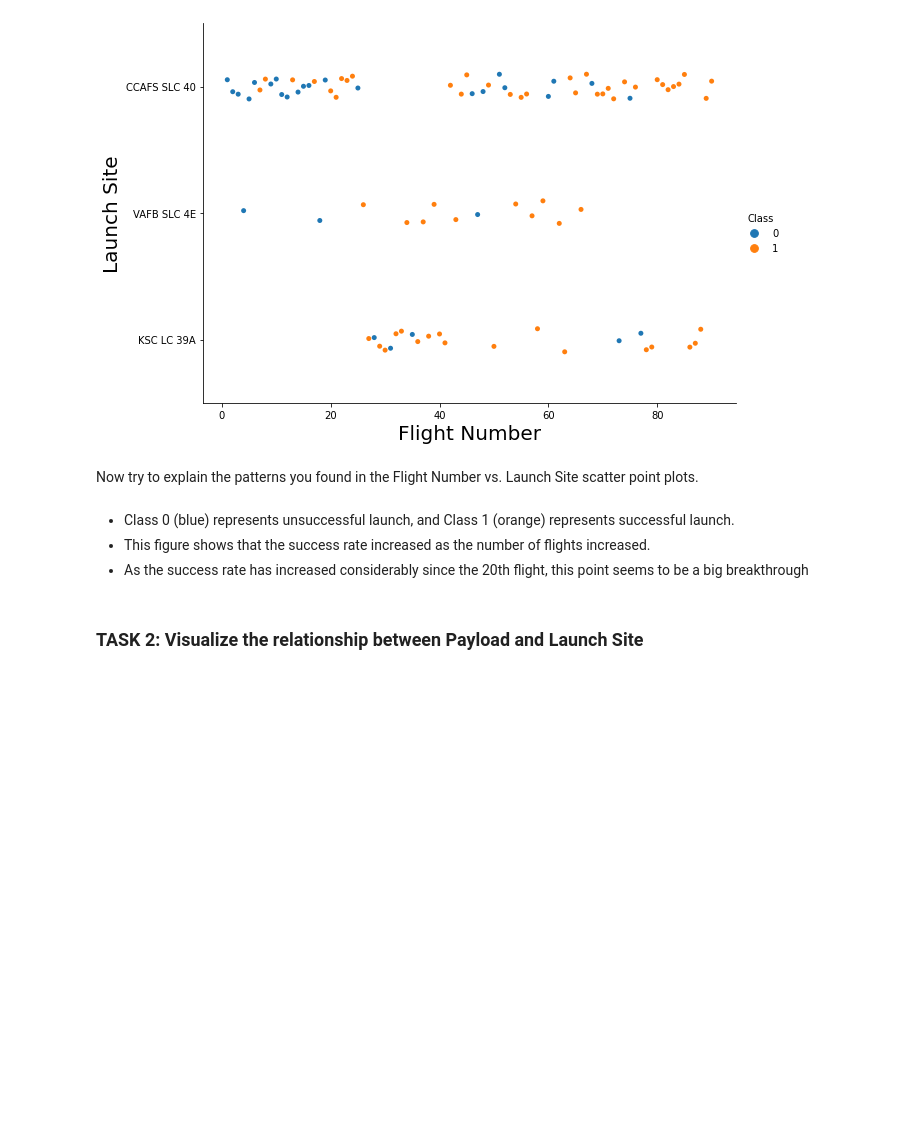
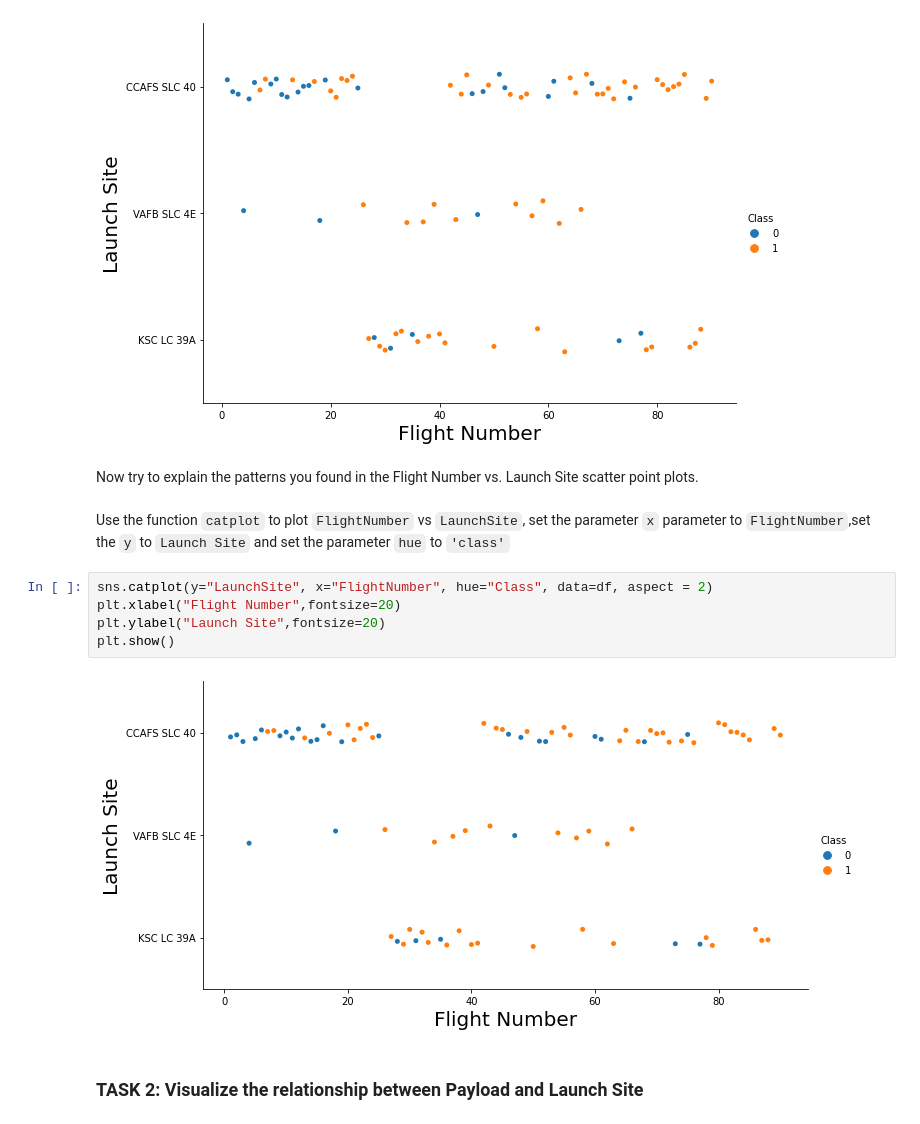
Before and after one commit to JAMESCUDERO/Marathon, a Jupyter notebook: 5_EDA_with_Data_Visualisation.ipynb, the cells around one changed output. Drawn from its saved outputs; the diff is of its cells as text; blank space fills up the shorter version.

```diff
--- a/5_EDA_with_Data_Visualisation.ipynb
+++ b/5_EDA_with_Data_Visualisation.ipynb
@@ -97,10 +97,15 @@ plt.show()
 [figure]
 # %% [markdown]
 Now try to explain the patterns you found in the Flight Number vs. Launch Site scatter point plots.
-# %% [markdown]
-- Class 0 (blue) represents unsuccessful launch, and Class 1 (orange) represents successful launch.
-- This figure shows that the success rate increased as the number of flights increased.
-- As the success rate has increased considerably since the 20th flight, this point seems to be a big breakthrough
+# %% [markdown]
+Use the function <code>catplot</code> to plot <code>FlightNumber</code> vs <code>LaunchSite</code>, set the  parameter <code>x</code>  parameter to <code>FlightNumber</code>,set the  <code>y</code> to <code>Launch Site</code> and set the parameter <code>hue</code> to <code>'class'</code>
+# %%
+sns.catplot(y="LaunchSite", x="FlightNumber", hue="Class", data=df, aspect = 2)
+plt.xlabel("Flight Number",fontsize=20)
+plt.ylabel("Launch Site",fontsize=20)
+plt.show()
+# %% [output]
+[figure, added]
 # %% [markdown]
 ### TASK 2: Visualize the relationship between Payload and Launch Site
 # %% [markdown]
```
Also changed, not shown: parts of 3 cells of this notebook.
